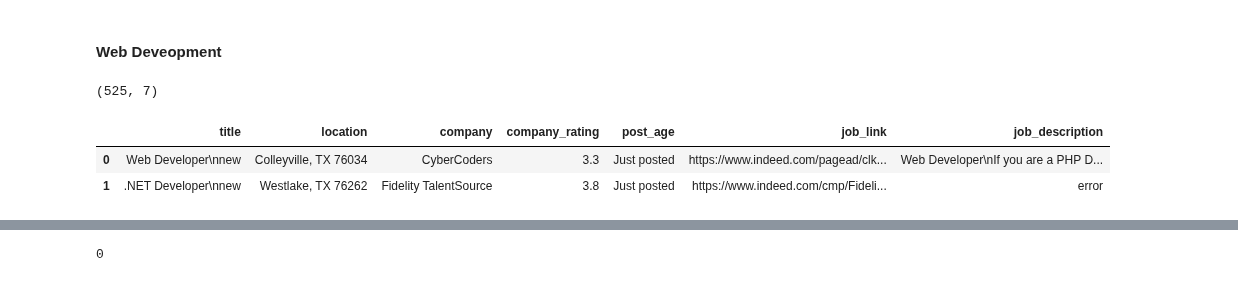
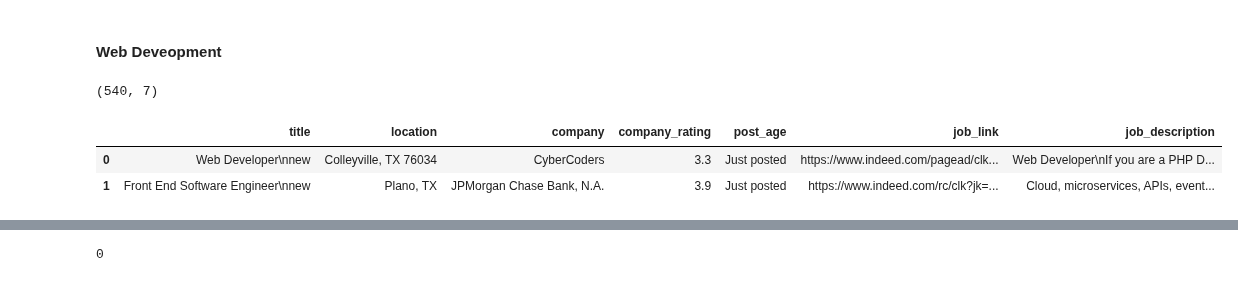
Before and after one commit to Blue-Owl-Data/Job-Search-Dashboard, a Jupyter notebook: notebook/MVP_Shi.ipynb, the cells around one changed output, grey strips where cells are left out. Cells and saved outputs as stored; diff of their text form; code cells hidden in the pictures.

Commit message:
weekend update of job posts of web developer in TX

```diff
--- a/notebook/MVP_Shi.ipynb
+++ b/notebook/MVP_Shi.ipynb
@@ -651,22 +651,22 @@ def transform_old_file(df, date_string):
 # %%
 # Load web developer job posts in TX today
 
 # Import the file path
 database = env_Shi.database
 
 # Read the daily data scientist jobs in TX
-df_wd_new = pd.read_csv(f"{database}web_developer_tx_indeed_020521.csv", index_col=0)
+df_wd_new = pd.read_csv(f"{database}web_developer_tx_indeed_020721.csv", index_col=0)
 
 # Print the dimentionality
 print(df_wd_new.shape)
 
 # Print the first two rows
 df_wd_new.head(2)
 # %% [output]
-(525, 7)
+(540, 7)
 |  | title | location | company | company_rating | post_age | job_link | job_description |
 | 0 | Web Developer\nnew | Colleyville, TX 76034 | CyberCoders | 3.3 | Just posted | https://www.indeed.com/pagead/clk... | Web Developer\nIf you are a PHP D... |
-| 1 | .NET Developer\nnew | Westlake, TX 76262 | Fidelity TalentSource | 3.8 | Just posted | https://www.indeed.com/cmp/Fideli... | error |
+| 1 | Front End Software Engineer\nnew | Plano, TX | JPMorgan Chase Bank, N.A. | 3.9 | Just posted | https://www.indeed.com/rc/clk?jk=... | Cloud, microservices, APIs, event... |
 # %%
 def daily_update_wd(df):
     '''
```
Also changed, not shown: parts of 5 cells of this notebook.
